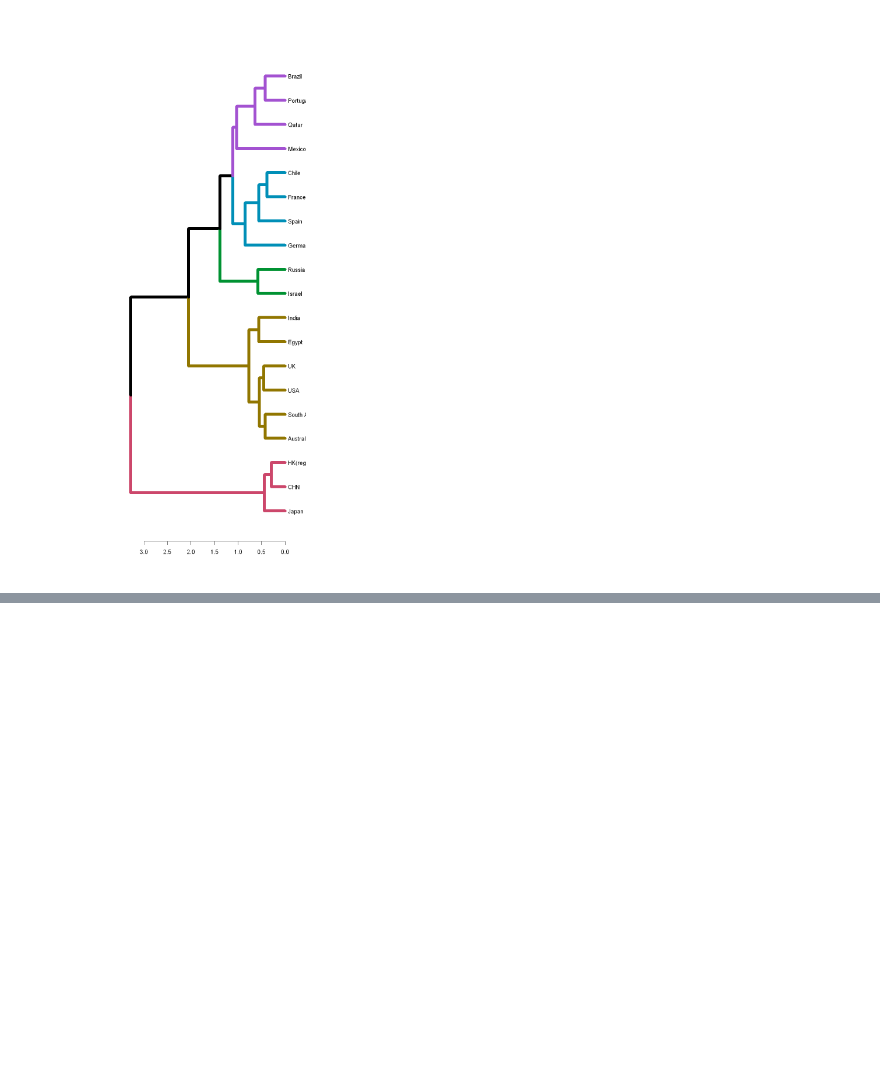
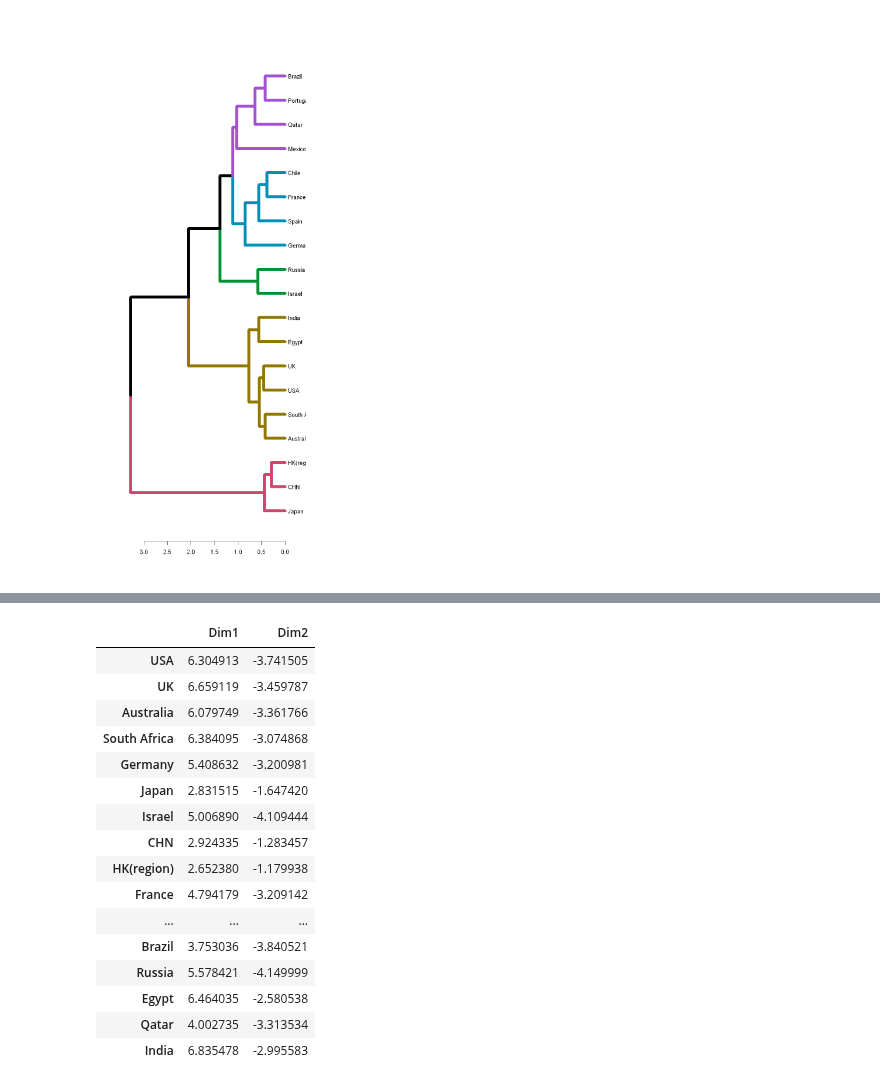
Before and after one commit to BNU-Wang-MSN-Lab/FAVEE-HPP, a Jupyter notebook: Study3/Clustering/clustering of 19 regions.ipynb, the cells around one changed output, grey strips where cells are left out. Cells and saved outputs as stored; diff of their text form; code cells hidden in the pictures; blank space fills up the shorter version.

```diff
--- a/Study3/Clustering/clustering of 19 regions.ipynb
+++ b/Study3/Clustering/clustering of 19 regions.ipynb
@@ -288,0 +314,23 @@ png
+# %%
+raw_results = pd.read_csv('output_data/clustering_19regions/raw33d_4_0.01.csv',index_col=0)
+raw_results = raw_results.iloc[:,0:2]
+df = raw_results
+df
+# %% [output]
+|  | Dim1 | Dim2 |
+| USA | 6.304913 | -3.741505 |
+| UK | 6.659119 | -3.459787 |
+| Australia | 6.079749 | -3.361766 |
+| South Africa | 6.384095 | -3.074868 |
+| Germany | 5.408632 | -3.200981 |
+| Japan | 2.831515 | -1.647420 |
+| Israel | 5.006890 | -4.109444 |
+| CHN | 2.924335 | -1.283457 |
+| HK(region) | 2.652380 | -1.179938 |
+| France | 4.794179 | -3.209142 |
+| ... | ... | ... |
+| Brazil | 3.753036 | -3.840521 |
+| Russia | 5.578421 | -4.149999 |
+| Egypt | 6.464035 | -2.580538 |
+| Qatar | 4.002735 | -3.313534 |
+| India | 6.835478 | -2.995583 |
```
Also changed, not shown: parts of 8 cells of this notebook.
